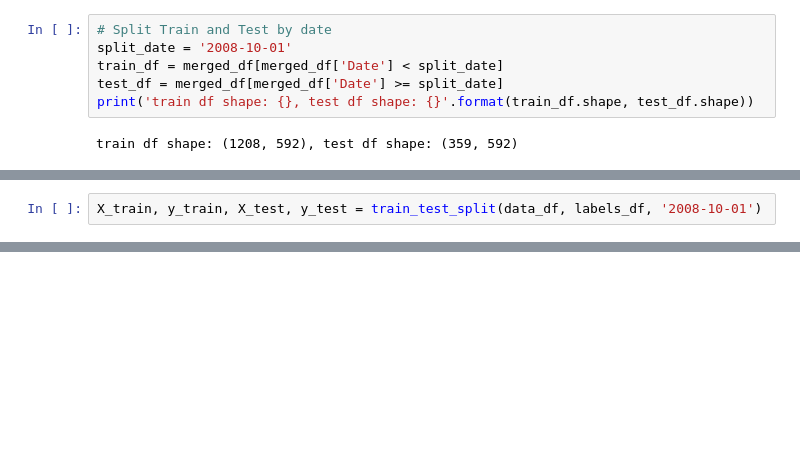
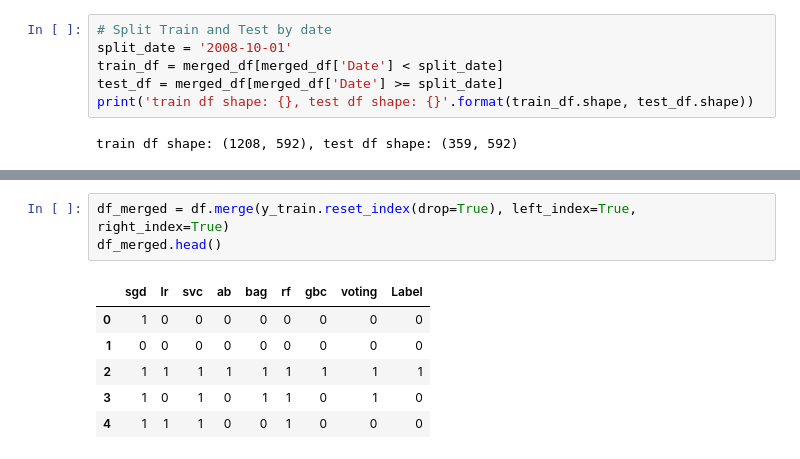
Before and after one commit to stephenleo87/uci-semicon, a Jupyter notebook: Labels_Prediction.ipynb, the cells around one changed output, grey strips where cells are left out. Saved outputs shown, nothing was run; the diff lists cells and outputs as text; blank space fills up the shorter version.

```diff
--- a/Labels_Prediction.ipynb
+++ b/Labels_Prediction.ipynb
@@ -465,2 +331,0 @@ def train_test_split(data_df, labels_df, split_date):
-# %%
-X_train, y_train, X_test, y_test = train_test_split(data_df, labels_df, '2008-10-01')
@@ -635,0 +380,10 @@ print('Test Precision: {:0.2f}. Train Recall: {:0.2f}'.format(precision, recall)
+# %%
+df_merged = df.merge(y_train.reset_index(drop=True), left_index=True, right_index=True)
+df_merged.head()
+# %% [output]
+|  | sgd | lr | svc | ab | bag | rf | gbc | voting | Label |
+| 0 | 1 | 0 | 0 | 0 | 0 | 0 | 0 | 0 | 0 |
+| 1 | 0 | 0 | 0 | 0 | 0 | 0 | 0 | 0 | 0 |
+| 2 | 1 | 1 | 1 | 1 | 1 | 1 | 1 | 1 | 1 |
+| 3 | 1 | 0 | 1 | 0 | 1 | 1 | 0 | 1 | 0 |
+| 4 | 1 | 1 | 1 | 0 | 0 | 1 | 0 | 0 | 0 |
```
Also changed, not shown: parts of 88 cells of this notebook.
